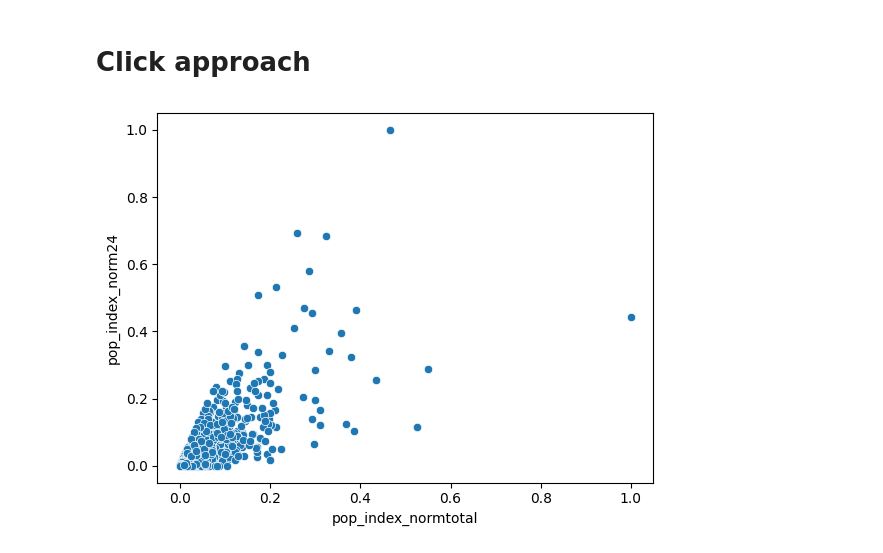
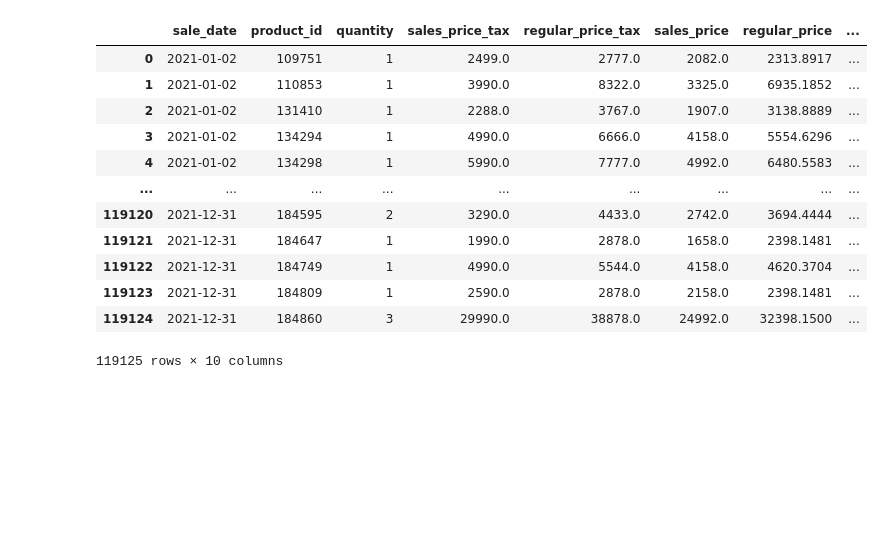
Before and after one commit to vincenzojrs/Alkemy-Spark-Project, a Jupyter notebook: pop_index/task2.ipynb, the cells around one changed output. Cells and saved outputs as stored; diff of their text form; code cells hidden in the pictures; blank space fills up the shorter version.

```diff
--- a/pop_index/task2.ipynb
+++ b/pop_index/task2.ipynb
@@ -87,43 +7,21 @@ vincolo_manual()
-# %% [markdown]
-# Click approach
-# %%
-# Import click dataset
-df = pd.read_csv('clicks_concatenato.csv', usecols=['date','seller','position','price_max','price_min','price','type','product_id'])
-df['date'] = pd.to_datetime(df['date'])
-df['quarter'] = df['date'].dt.quarter
-df['date'] = df['date'].dt.date
-
-def click(q):
-
-    # Filter by quarter
-    copydf = df[df.quarter == q]
-
-    def preprocessing(dataframe):
-
-        # Count the number of click
-        total_click = len(dataframe)
-
-        # Group by product_id and count the occurrences
-        df_tot = dataframe.groupby('product_id').size().reset_index()
-        df_tot.rename(columns = {0: 'click'}, inplace = True)
-
-        # Calculate the popularity index and normalize it
-        df_tot['pop_index'] = df_tot['click']/total_click
-        df_tot['pop_index_norm'] = (df_tot['pop_index'] - df_tot['pop_index'].min())\
-                                            / (df_tot['pop_index'].max() - df_tot['pop_index'].min())
-        return df_tot
-
-    # Popularity index of the market
-    my_df_tot = preprocessing(copydf)
-
-    # Popularity index for seller 24
-    my_df_24 = copydf[copydf['seller'] == 24]
-    my_df_24 = preprocessing(my_df_24)
-
-    # Merge the datasets, showing only products sold by s. 24
-    final = pd.merge(my_df_tot, my_df_24, on='product_id', how='right', suffixes = ['total','24'])
-    sns.scatterplot(data = final, x = 'pop_index_normtotal', y = 'pop_index_norm24')
-
-click(1)
-# %% [output]
-[figure, removed]
+# %%
+df = pd.read_csv('sales_data_all.csv')
+# %%
+df['sale_date'] = pd.to_datetime(df['sale_date'])
+df["quarter"] = df.sale_date.dt.quarter
+df["profit"] = (df['regular_price'] - df['purchase_price']) * df['quantity']
+df
+# %% [output]
+|  | sale_date | product_id | quantity | sales_price_tax | regular_price_tax | sales_price | regular_price | ... |
+| 0 | 2021-01-02 | 109751 | 1 | 2499.0 | 2777.0 | 2082.0 | 2313.8917 | ... |
+| 1 | 2021-01-02 | 110853 | 1 | 3990.0 | 8322.0 | 3325.0 | 6935.1852 | ... |
+| 2 | 2021-01-02 | 131410 | 1 | 2288.0 | 3767.0 | 1907.0 | 3138.8889 | ... |
+| 3 | 2021-01-02 | 134294 | 1 | 4990.0 | 6666.0 | 4158.0 | 5554.6296 | ... |
+| 4 | 2021-01-02 | 134298 | 1 | 5990.0 | 7777.0 | 4992.0 | 6480.5583 | ... |
+| ... | ... | ... | ... | ... | ... | ... | ... | ... |
+| 119120 | 2021-12-31 | 184595 | 2 | 3290.0 | 4433.0 | 2742.0 | 3694.4444 | ... |
+| 119121 | 2021-12-31 | 184647 | 1 | 1990.0 | 2878.0 | 1658.0 | 2398.1481 | ... |
+| 119122 | 2021-12-31 | 184749 | 1 | 4990.0 | 5544.0 | 4158.0 | 4620.3704 | ... |
+| 119123 | 2021-12-31 | 184809 | 1 | 2590.0 | 2878.0 | 2158.0 | 2398.1481 | ... |
+| 119124 | 2021-12-31 | 184860 | 3 | 29990.0 | 38878.0 | 24992.0 | 32398.1500 | ... |
+119125 rows × 10 columns
```
Also changed, not shown: parts of 13 cells of this notebook.
